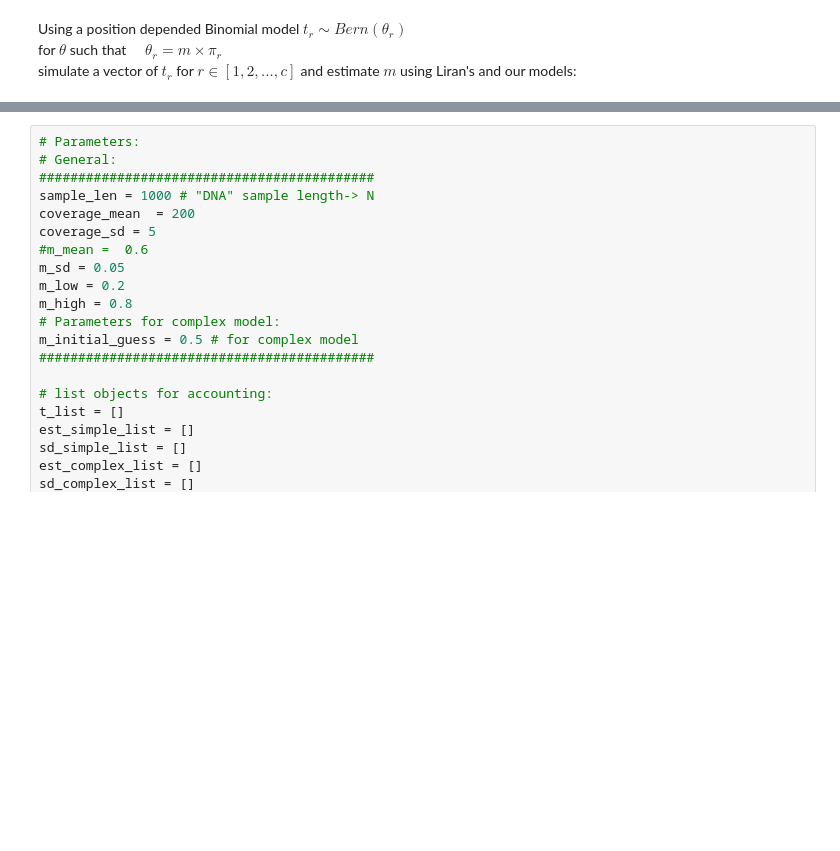
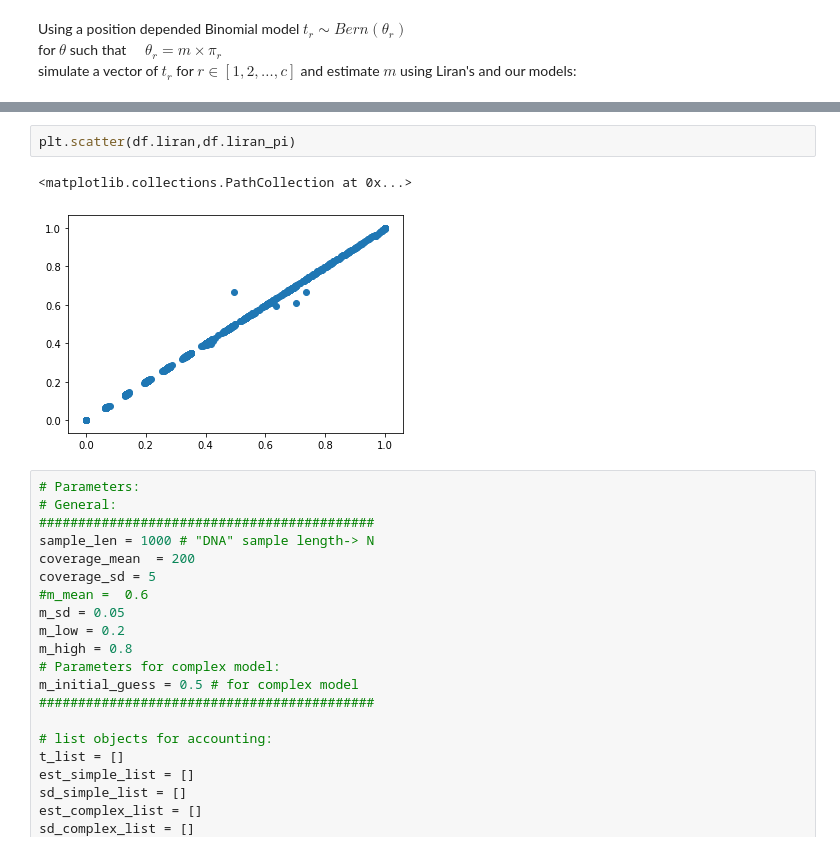
Before and after one commit to kod5kod/RandomResearch, a Jupyter notebook: deamination_simulation_v3.ipynb, the cells around one changed output, grey strips where cells are left out. Cells and saved outputs as stored; diff of their text form; blank space fills up the shorter version.

```diff
--- a/deamination_simulation_v3.ipynb
+++ b/deamination_simulation_v3.ipynb
@@ -341,3 +586,8 @@ make_densities(output['output_est'])
+# %%
+plt.scatter(df.liran,df.liran_pi)
+# %% [output]
+<matplotlib.collections.PathCollection at 0x...>
+[figure, added]
 # %%
 # Parameters:
 # General:
```
Also changed, not shown: parts of 37 cells of this notebook.
